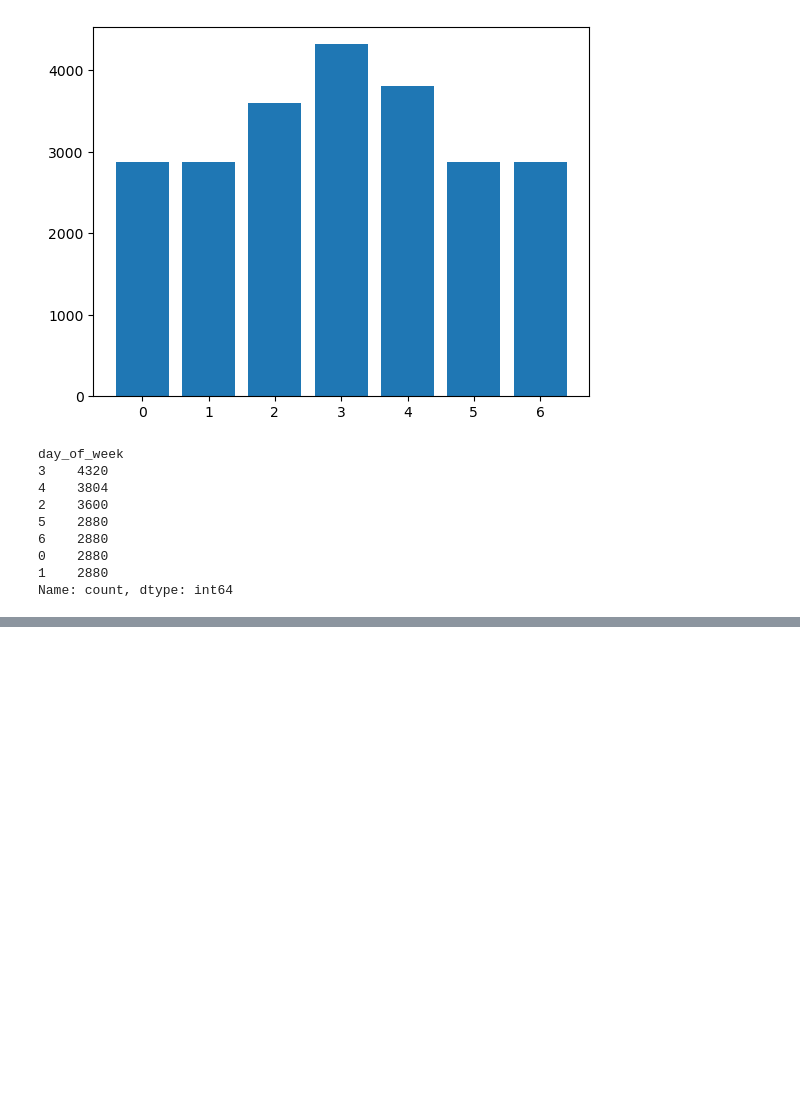
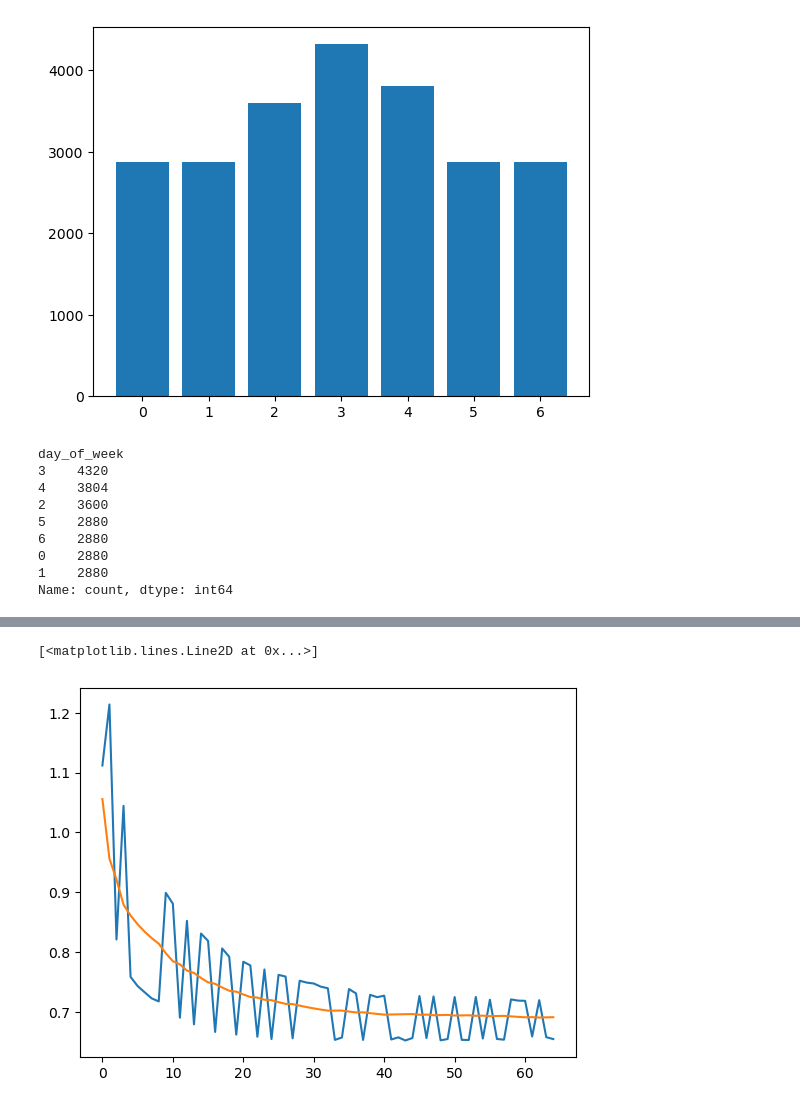
Before and after one commit to ng-daniel/depression_ml, a Jupyter notebook: depression_notebook.ipynb, the cells around one changed output, grey strips where cells are left out. Drawn from its saved outputs; the diff is of its cells as text; code cells hidden in the pictures; blank space fills up the shorter version.

```diff
--- a/depression_notebook.ipynb
+++ b/depression_notebook.ipynb
@@ -96,0 +319,33 @@ import torch
+# %%
+def test_step(model: nn.Module,
+              dataloader: DataLoader,
+              loss_fn: torch.nn,
+              acc_fn: Accuracy,
+              f1_fn: F1Score,
+              device: str,
+              h0: torch.tensor,
+              c0: torch.tensor):
+    model.eval()
+    loss, acc, f1 = 0, 0, 0
+
+    for i, (X, y) in enumerate(dataloader):
+        with torch.inference_mode():
+            X, y = X.to(device), y.to(device)
+
+            logits, _ = model(X, h0, c0)
+            preds = torch.round(logits).squeeze(dim=1)
+
+            # print(f"{i}{logits.squeeze(dim=1)}, {y.dtype}")
+            batch_loss = loss_fn(logits.squeeze(dim=1), y)
+            batch_acc = acc_fn(preds, y)
+            batch_f1 = f1_fn(preds, y)
+
+            loss += batch_loss
+            acc += batch_acc
+            f1 += batch_f1
+    return loss / len(dataloader), acc / len(dataloader), f1 / len(dataloader)
+
+h0_temp = None
+c0_temp = None
+test_step(model_0, test_dataloader, loss_fn, acc_fn, f1_fn, device,
+          h0_temp, c0_temp)
@@ -96,0 +409,12 @@ import torch
+# %%
+
+TRAIN_LOSS = train_loss.copy()
+TEST_LOSS = test_loss.copy()
+TRAIN_ACC = train_acc.copy()
+TEST_ACC = test_acc.copy()
+# %%
+plt.plot(TRAIN_LOSS)
+plt.plot(TEST_LOSS)
+# %% [output]
+[<matplotlib.lines.Line2D at 0x...>]
+[figure, added]
```
Also changed, not shown: parts of 21 cells of this notebook.
